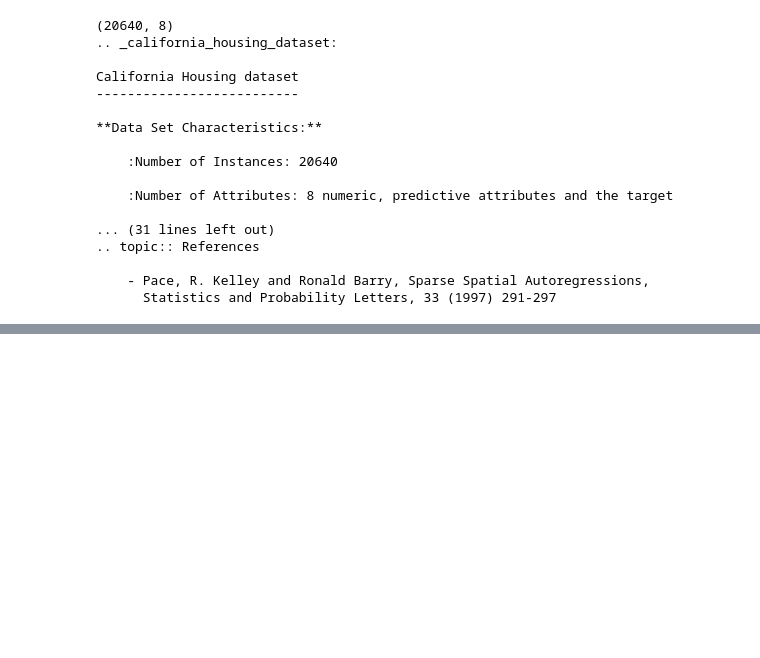
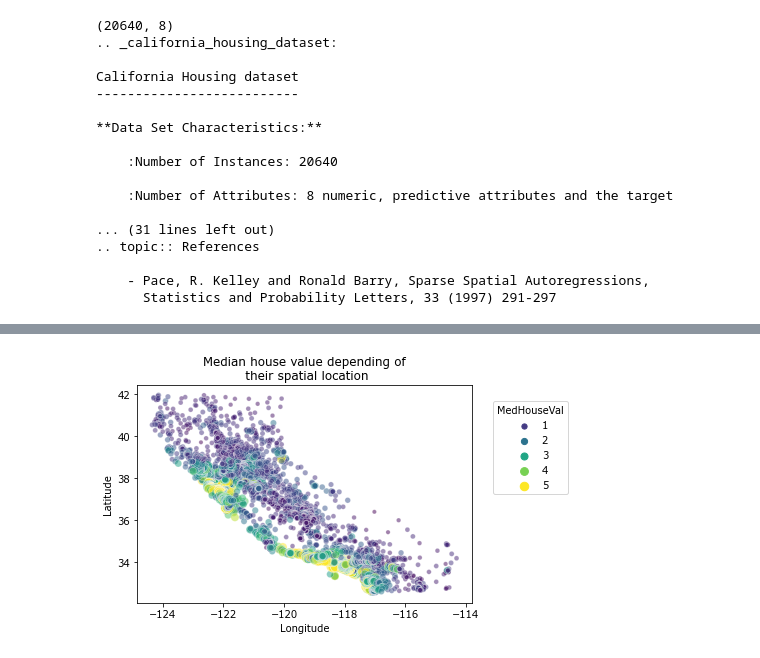
Before and after one commit to grigvlwork/ml_muller, a Jupyter notebook: chapter2.ipynb, the cells around one changed output, grey strips where cells are left out. Saved outputs shown, nothing was run; the diff lists cells and outputs as text; code cells hidden in the pictures; blank space fills up the shorter version.

```diff
--- a/chapter2.ipynb
+++ b/chapter2.ipynb
@@ -367,0 +387,11 @@ plt.subplots_adjust(hspace=0.7, wspace=0.4)
+# %%
+import seaborn as sns
+
+sns.scatterplot(data=housing.frame, x="Longitude", y="Latitude",
+                size="MedHouseVal", hue="MedHouseVal",
+                palette="viridis", alpha=0.5)
+plt.legend(title="MedHouseVal", bbox_to_anchor=(1.05, 0.95),
+           loc="upper left")
+_ = plt.title("Median house value depending of\n their spatial location")
+# %% [output]
+[figure, added]
```
Also changed, not shown: parts of 24 cells of this notebook, 1 other file.
